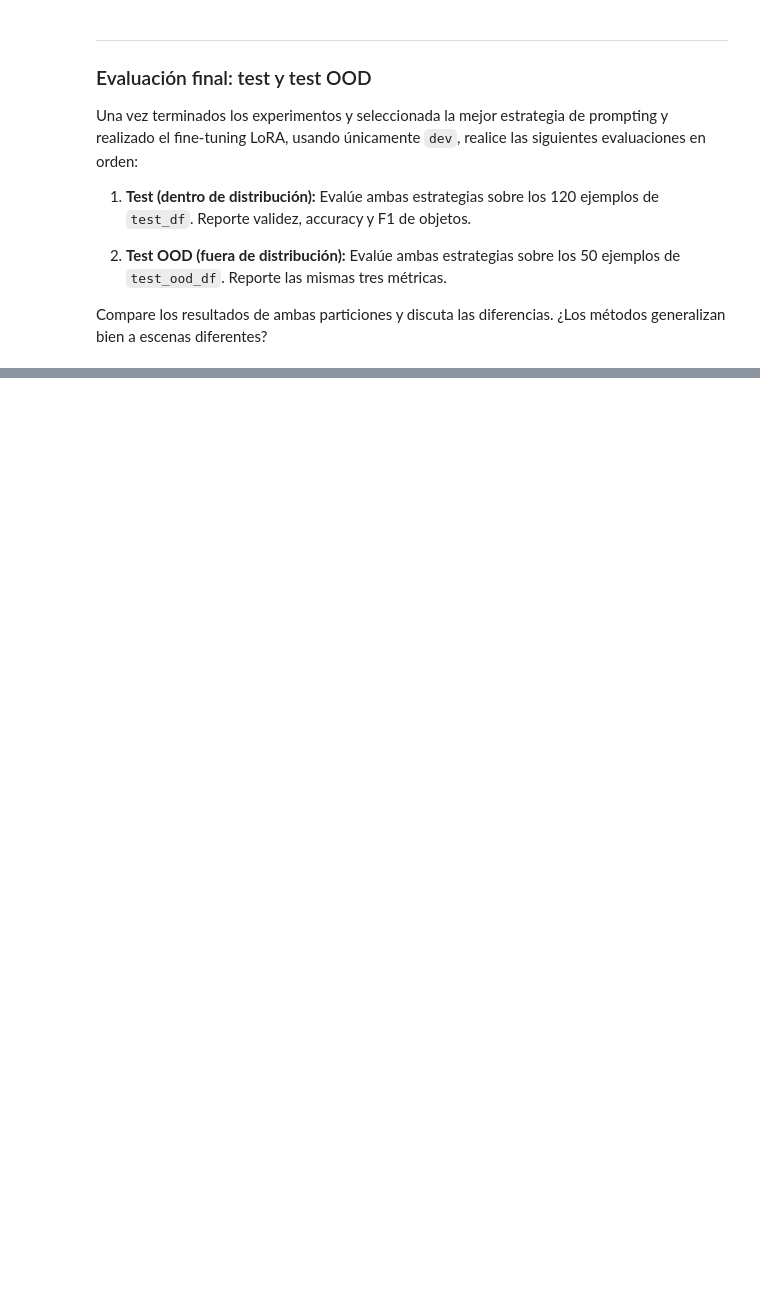
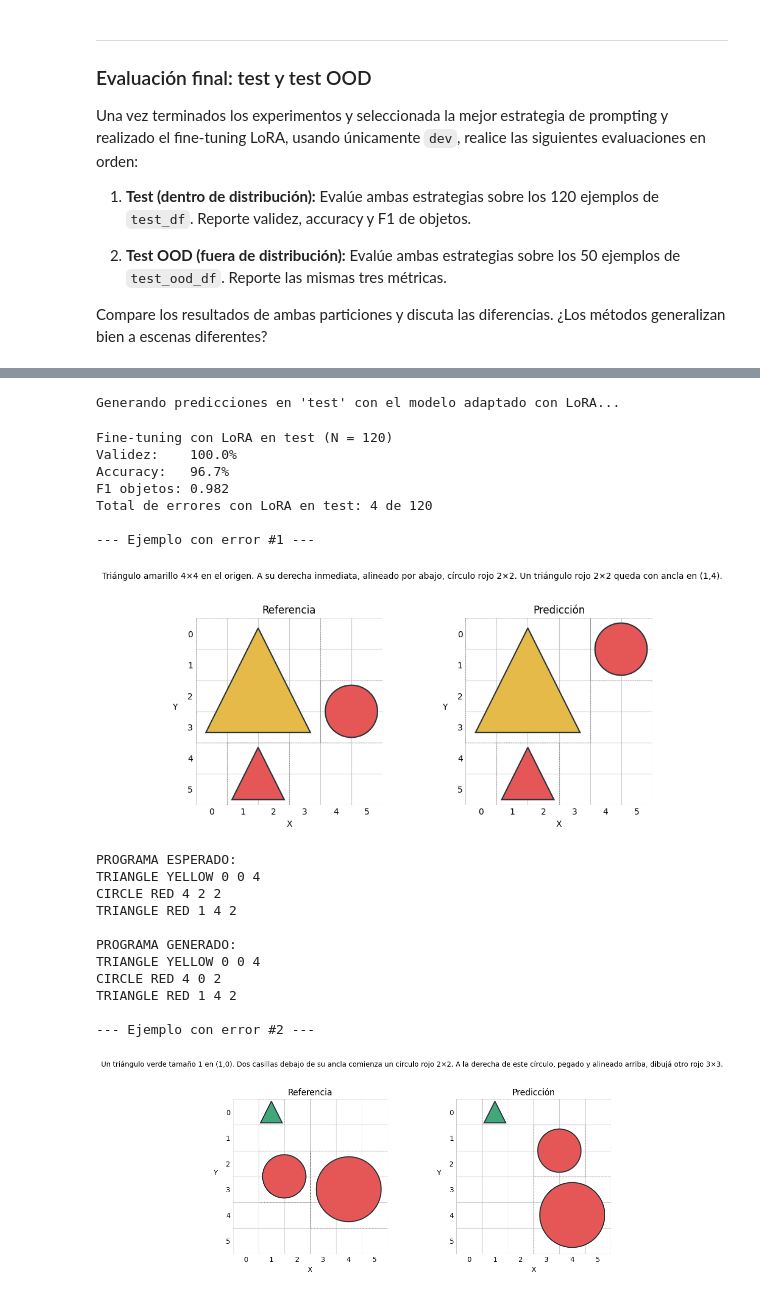
Before and after one commit to santitucci/MCDAA_RNLN_Grupo_13_Lab2, a Jupyter notebook: RNLN_2026_lab2.ipynb, the cells around one changed output, grey strips where cells are left out. Cells and saved outputs as stored; diff of their text form; code cells hidden in the pictures; blank space fills up the shorter version.

```diff
--- a/RNLN_2026_lab2.ipynb
+++ b/RNLN_2026_lab2.ipynb
@@ -1494,0 +1793,73 @@ Compare los resultados de ambas particiones y discuta las diferencias. ¿Los mé
+# %%
+# TODO: evaluar sobre test_df las con modelo Fine-tuned con LoRA
+
+
+from tqdm import auto as tqdm_auto
+import pandas as pd
+from peft import PeftModel
+
+LORA_DIR = "./modelo_con_lora"
+
+# Asegurar que el modelo tenga los adaptadores LoRA cargados y activos
+if not isinstance(model, PeftModel):
+    if hasattr(model, "peft_config"):
+        delattr(model, "peft_config")
+    model = PeftModel.from_pretrained(model, LORA_DIR)
+    model.eval()
+    model.config.use_cache = True
+else:
+    model.enable_adapter_layers()
+    model.eval()
+
+predictions_lora_test = []
+
+print("Generando predicciones en 'test' con el modelo adaptado con LoRA...")
+for i in tqdm_auto.tqdm(range(test_df.shape[0])):
+    instruccion_actual = test_df.iloc[i]['instruccion']
+
+    # Usamos la misma estructura de mensajes que en el entrenamiento de LoRA
+    messages = build_messages(instruccion_actual)
+
+    # Generamos la respuesta con nuestro modelo adaptado
+    programa_generado = generate_response(messages, max_new_tokens=96)
+    predictions_lora_test.append(programa_generado)
+
+# Evaluar los resultados
+resultados_lora_test = evaluate_predictions(test_df, predictions_lora_test)
+show_metrics(resultados_lora_test, name='Fine-tuning con LoRA en test')
+
+# Filtrar errores para análisis
+errores_lora_idx_test = resultados_lora_test.index[~resultados_lora_test['exacto']].tolist()
+print(f"Total de errores con LoRA en test: {len(errores_lora_idx_test)} de {len(test_df)}")
+
+# Visualizar dos ejemplos de error con el modelo adaptado
+if len(errores_lora_idx_test) >= 2:
+    print("\n--- Ejemplo con error #1 ---")
+    compare_drawings(resultados_lora_test, index=errores_lora_idx_test[0])
+    print("\n--- Ejemplo con error #2 ---")
+    compare_drawings(resultados_lora_test, index=errores_lora_idx_test[1])
+elif len(errores_lora_idx_test) >= 1:
+    print("\n--- Ejemplo con error ---")
+    compare_drawings(resultados_lora_test, index=errores_lora_idx_test[0])
+# %% [output]
+Generando predicciones en 'test' con el modelo adaptado con LoRA...
+Fine-tuning con LoRA en test (N = 120)
+Validez:    100.0%
+Accuracy:   96.7%
+F1 objetos: 0.982
+Total de errores con LoRA en test: 4 de 120
+
+--- Ejemplo con error #1 ---
+[figure, added]
+PROGRAMA ESPERADO:
+TRIANGLE YELLOW 0 0 4
+CIRCLE RED 4 2 2
+TRIANGLE RED 1 4 2
+
+PROGRAMA GENERADO:
+TRIANGLE YELLOW 0 0 4
+CIRCLE RED 4 0 2
+TRIANGLE RED 1 4 2
+
+--- Ejemplo con error #2 ---
+[figure, added]
```
Also changed, not shown: parts of 37 cells of this notebook, 6 other files.
